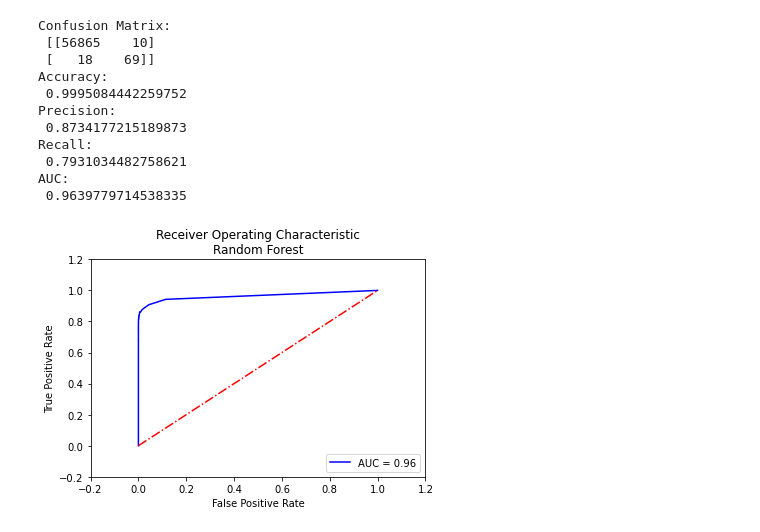
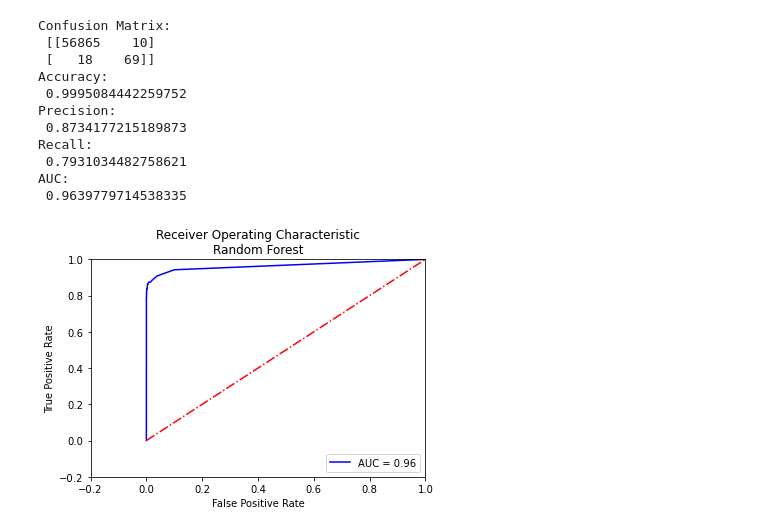
Before and after one commit to vishnugopu/Credit-Card-Fraud-Detection, a Jupyter notebook: CreditCardFraudDetection.ipynb, the cells around one changed output. Drawn from its saved outputs; the diff is of its cells as text; code cells hidden in the pictures.

```diff
--- a/CreditCardFraudDetection.ipynb
+++ b/CreditCardFraudDetection.ipynb
@@ -164,17 +165,17 @@ AUC:
 # %%
 #plotting the ROC curve
 fpr,tpr,thresholds=metrics.roc_curve(y_test,y_rf_prob)
 plt.plot(fpr,tpr,'b', label='AUC = %0.2f'% auc)
 plt.plot([0,1],[0,1],'r-.')
-plt.xlim([-0.2,1.2])
-plt.ylim([-0.2,1.2])
+plt.xlim([-0.2,1])
+plt.ylim([-0.2,1])
 plt.title('Receiver Operating Characteristic\nRandom Forest')
 plt.legend(loc='lower right')
 plt.ylabel('True Positive Rate')
 plt.xlabel('False Positive Rate')
 plt.show()
 # %% [output]
-[figure, old version]
+[figure, new version]
 # %%
 #Random Forest
 
```
Also changed, not shown: parts of 10 cells of this notebook.
